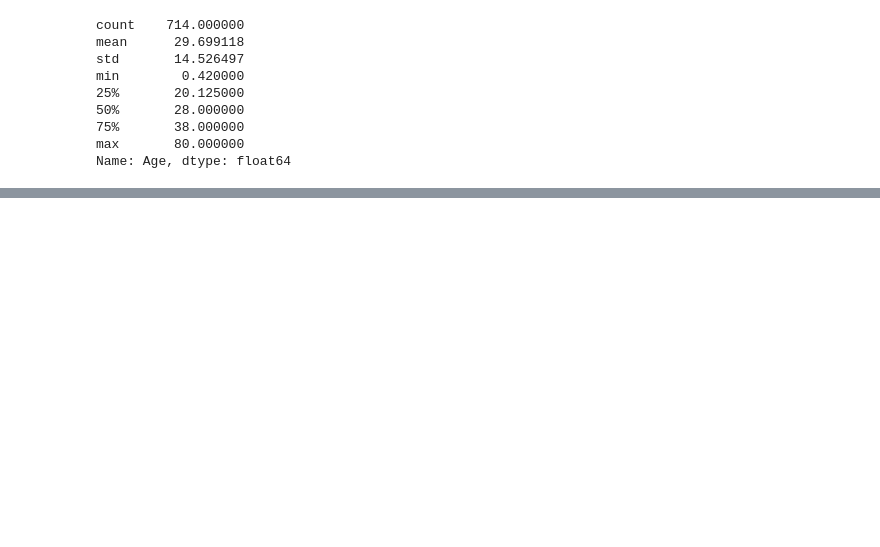
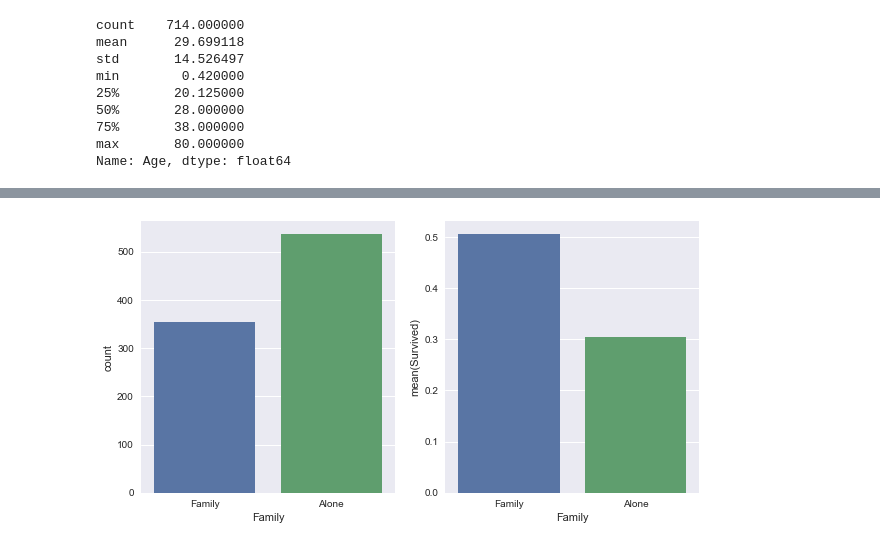
Before and after one commit to zhongzishi/Python-learning-notebooks, a Jupyter notebook: Kaggle/Titanic/Titanic.ipynb, the cells around one changed output, grey strips where cells are left out. Cells and saved outputs as stored; diff of their text form; code cells hidden in the pictures; blank space fills up the shorter version.

```diff
--- a/Kaggle/Titanic/Titanic.ipynb
+++ b/Kaggle/Titanic/Titanic.ipynb
@@ -155,3 +169,0 @@ sns.barplot(x='Age',y='Survived',data=average_age)
-# %%
-trainSet['Age'] = age['Age']
-trainSet.info()
@@ -174,12 +170,12 @@ memory usage: 62.7+ KB
 # %%
 def get_person(person):
     age,sex = person
-    return 2 if age < 16 else sex
-
+    return 'child' if age < 16 else sex
 trainSet['Person'] = trainSet[['Age','Sex']].apply(get_person,axis=1)
+testSet['Person'] = testSet[['Age','Sex']].apply(get_person,axis=1)
 fig, (axis1,axis2) = plt.subplots(1,2,figsize=(10,5))
 sns.countplot(x='Person',data=trainSet,ax=axis1)
 person = trainSet[['Person','Survived']].groupby(['Person'],as_index=False).mean()
-sns.barplot(x='Person',y='Survived',data=person,ax=axis2,order=[0,1,2])
+sns.barplot(x='Person',y='Survived',data=person,ax=axis2,order=['male','female','child'])
 # %% [output]
 <matplotlib.axes._subplots.AxesSubplot at 0x...>
@@ -205,0 +183,16 @@ memory usage: 69.7+ KB
+# %%
+#one-hot encoding
+dummy_columns = ['Child','Female','Male']
+dummy_person_train = pd.get_dummies(trainSet['Person'])
+dummy_person_train.columns=dummy_columns
+dummy_person_test = pd.get_dummies(testSet['Person'])
+dummy_person_test.columns=dummy_columns
+trainSet = trainSet.join(dummy_person_train)
+testSet = testSet.join(dummy_person_test)
+
+trainSet.drop(['Sex'],axis=1,inplace=True)
+testSet.drop(['Sex'],axis=1,inplace=True)
+
+trainSet.info()
+print('----------------------------------------------------')
+testSet.info()
@@ -205,0 +217,19 @@ memory usage: 69.7+ KB
+# %%
+# 'SibSp'and'Parch'
+
+def family(data):
+    SibSp,Parch = data
+    return 1 if (SibSp >0 or Parch >0) else 0
+
+trainSet['Family'] = trainSet[['SibSp','Parch']].apply(family,axis=1)
+testSet['Family'] = testSet[['SibSp','Parch']].apply(family,axis=1)
+fig,(axis1,axis2) = plt.subplots(1,2,sharex=True,figsize=(10,5))
+sns.countplot(x='Family',data=trainSet,order=[1,0],ax=axis1)
+family = trainSet[['Family','Survived']].groupby(['Family'],as_index=False).mean()
+sns.barplot(x='Family',y='Survived',data=family,ax=axis2,order=[1,0])
+axis1.set_xticklabels(['Family','Alone'])
+
+trainSet.drop(['SibSp','Parch'],axis=1,inplace=True)
+testSet.drop(['SibSp','Parch'],axis=1,inplace=True)
+# %% [output]
+[figure, added]
```
Also changed, not shown: parts of 22 cells of this notebook.
